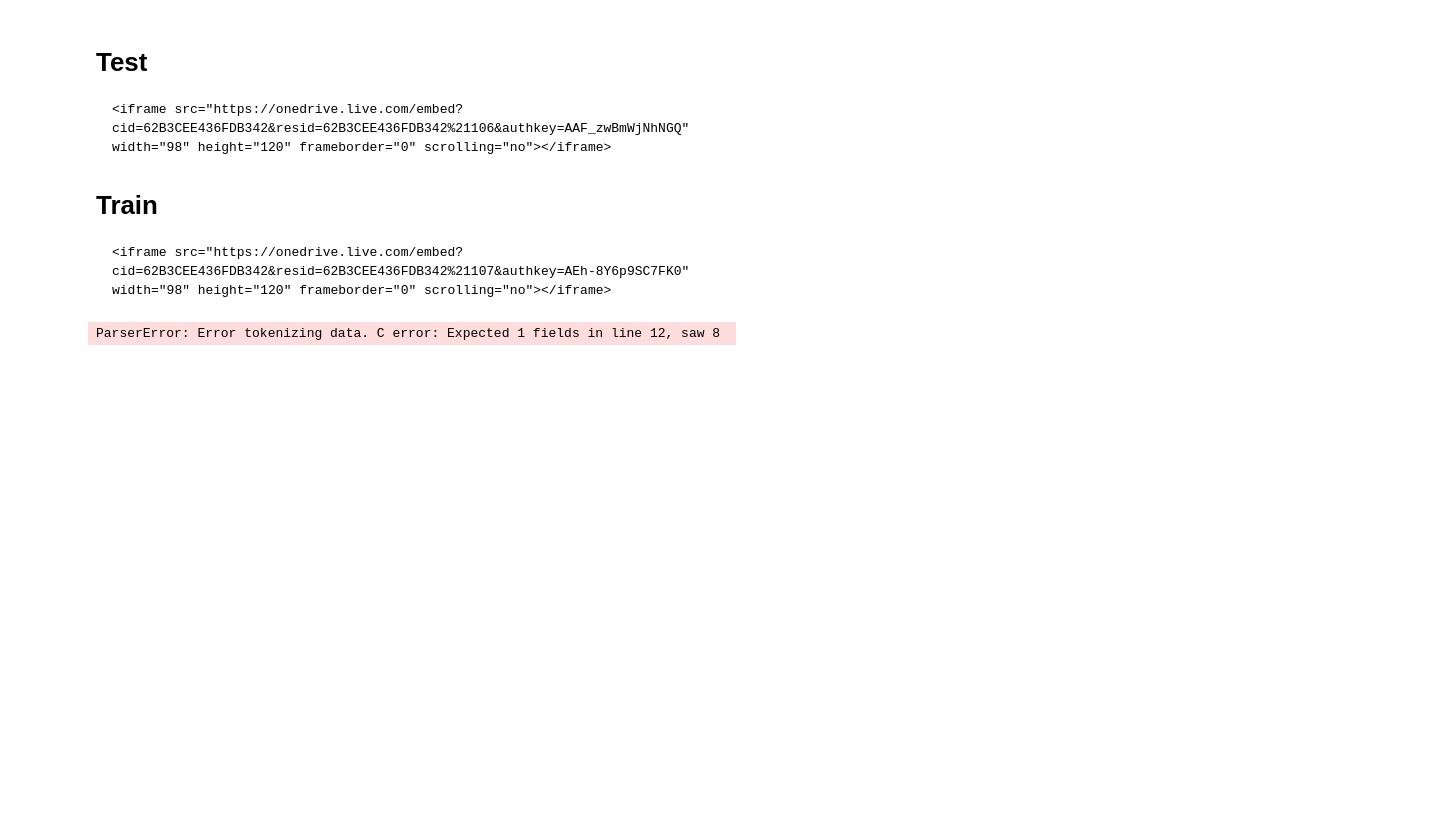
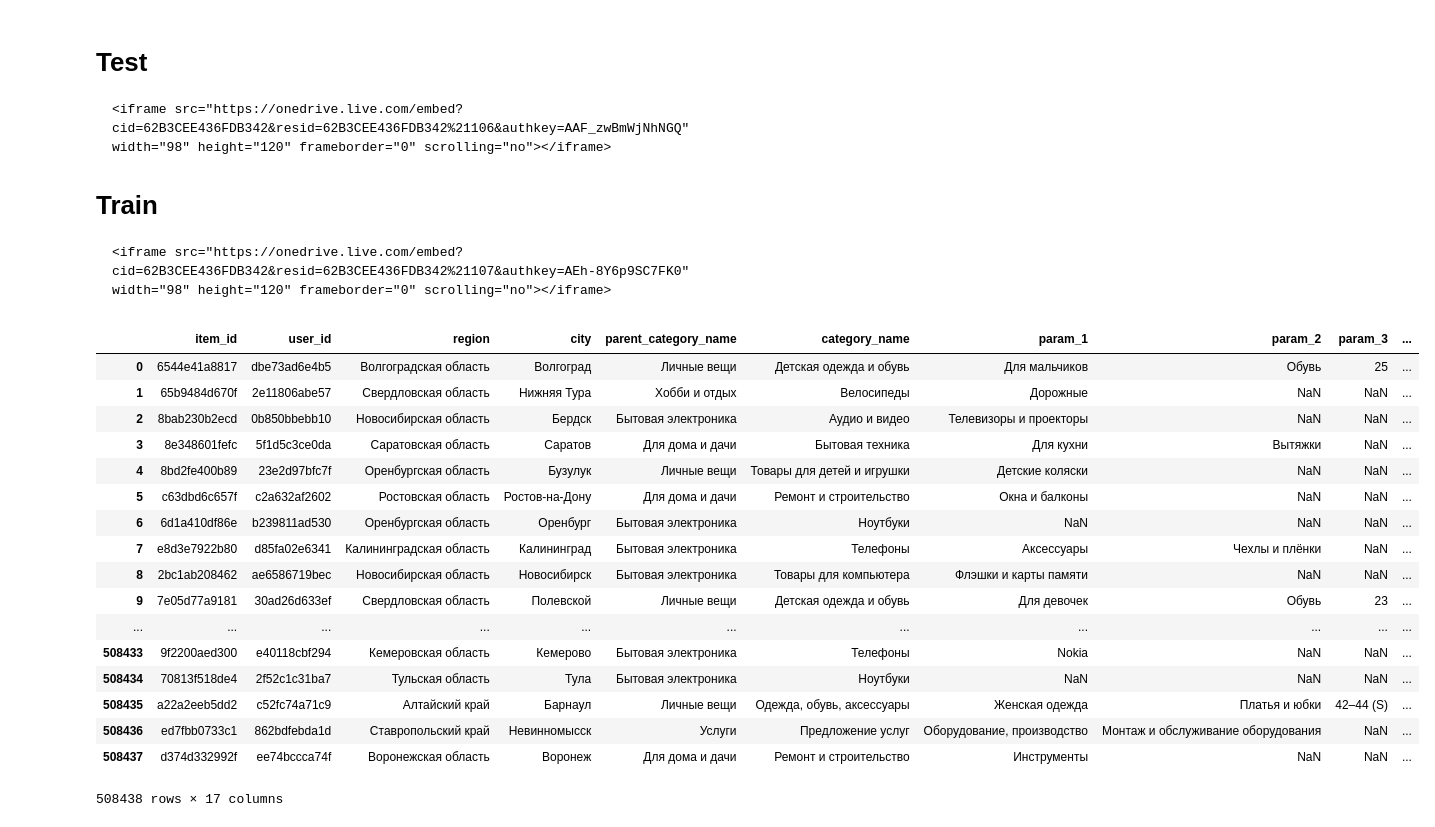
Before and after one commit to MiguelNiblock/Deep-NLP_Predicting-Ad-Demand, a Jupyter notebook: loading data.ipynb, the cells around one changed output. Cells and saved outputs as stored; diff of their text form; code cells hidden in the pictures; blank space fills up the shorter version.

```diff
--- a/loading data.ipynb
+++ b/loading data.ipynb
@@ -11,7 +13,24 @@
+# %%
+pd.read_csv('https://onedrive.live.com/download?cid=62B3CEE436FDB342&resid=62B3CEE436FDB342%21106&authkey=AAF_zwBmWjNhNGQ',
+           compression='zip')
+# %% [output]
+|  | item_id | user_id | region | city | parent_category_name | category_name | param_1 | param_2 | param_3 | ... |
+| 0 | 6544e41a8817 | dbe73ad6e4b5 | Волгоградская область | Волгоград | Личные вещи | Детская одежда и обувь | Для мальчиков | Обувь | 25 | ... |
+| 1 | 65b9484d670f | 2e11806abe57 | Свердловская область | Нижняя Тура | Хобби и отдых | Велосипеды | Дорожные | NaN | NaN | ... |
+| 2 | 8bab230b2ecd | 0b850bbebb10 | Новосибирская область | Бердск | Бытовая электроника | Аудио и видео | Телевизоры и проекторы | NaN | NaN | ... |
+| 3 | 8e348601fefc | 5f1d5c3ce0da | Саратовская область | Саратов | Для дома и дачи | Бытовая техника | Для кухни | Вытяжки | NaN | ... |
+| 4 | 8bd2fe400b89 | 23e2d97bfc7f | Оренбургская область | Бузулук | Личные вещи | Товары для детей и игрушки | Детские коляски | NaN | NaN | ... |
+| 5 | c63dbd6c657f | c2a632af2602 | Ростовская область | Ростов-на-Дону | Для дома и дачи | Ремонт и строительство | Окна и балконы | NaN | NaN | ... |
+| 6 | 6d1a410df86e | b239811ad530 | Оренбургская область | Оренбург | Бытовая электроника | Ноутбуки | NaN | NaN | NaN | ... |
+| 7 | e8d3e7922b80 | d85fa02e6341 | Калининградская область | Калининград | Бытовая электроника | Телефоны | Аксессуары | Чехлы и плёнки | NaN | ... |
+| 8 | 2bc1ab208462 | ae6586719bec | Новосибирская область | Новосибирск | Бытовая электроника | Товары для компьютера | Флэшки и карты памяти | NaN | NaN | ... |
+| 9 | 7e05d77a9181 | 30ad26d633ef | Свердловская область | Полевской | Личные вещи | Детская одежда и обувь | Для девочек | Обувь | 23 | ... |
+| ... | ... | ... | ... | ... | ... | ... | ... | ... | ... | ... |
+| 508433 | 9f2200aed300 | e40118cbf294 | Кемеровская область | Кемерово | Бытовая электроника | Телефоны | Nokia | NaN | NaN | ... |
+| 508434 | 70813f518de4 | 2f52c1c31ba7 | Тульская область | Тула | Бытовая электроника | Ноутбуки | NaN | NaN | NaN | ... |
+| 508435 | a22a2eeb5dd2 | c52fc74a71c9 | Алтайский край | Барнаул | Личные вещи | Одежда, обувь, аксессуары | Женская одежда | Платья и юбки | 42–44 (S) | ... |
+| 508436 | ed7fbb0733c1 | 862bdfebda1d | Ставропольский край | Невинномысск | Услуги | Предложение услуг | Оборудование, производство | Монтаж и обслуживание оборудования | NaN | ... |
+| 508437 | d374d332992f | ee74bccca74f | Воронежская область | Воронеж | Для дома и дачи | Ремонт и строительство | Инструменты | NaN | NaN | ... |
+508438 rows × 17 columns
 # %%
-import pandas as pd
-data = pd.read_csv(
-    'https://www.kaggle.com/c/avito-demand-prediction/download/train.csv',
-skiprows=6)
+https://www.kaggle.com/c/avito-demand-prediction/download/test.csv
-# %% [output]
-ParserError: Error tokenizing data. C error: Expected 1 fields in line 12, saw 8
```
Also changed, not shown: parts of 1 cell of this notebook, 2 other files.
